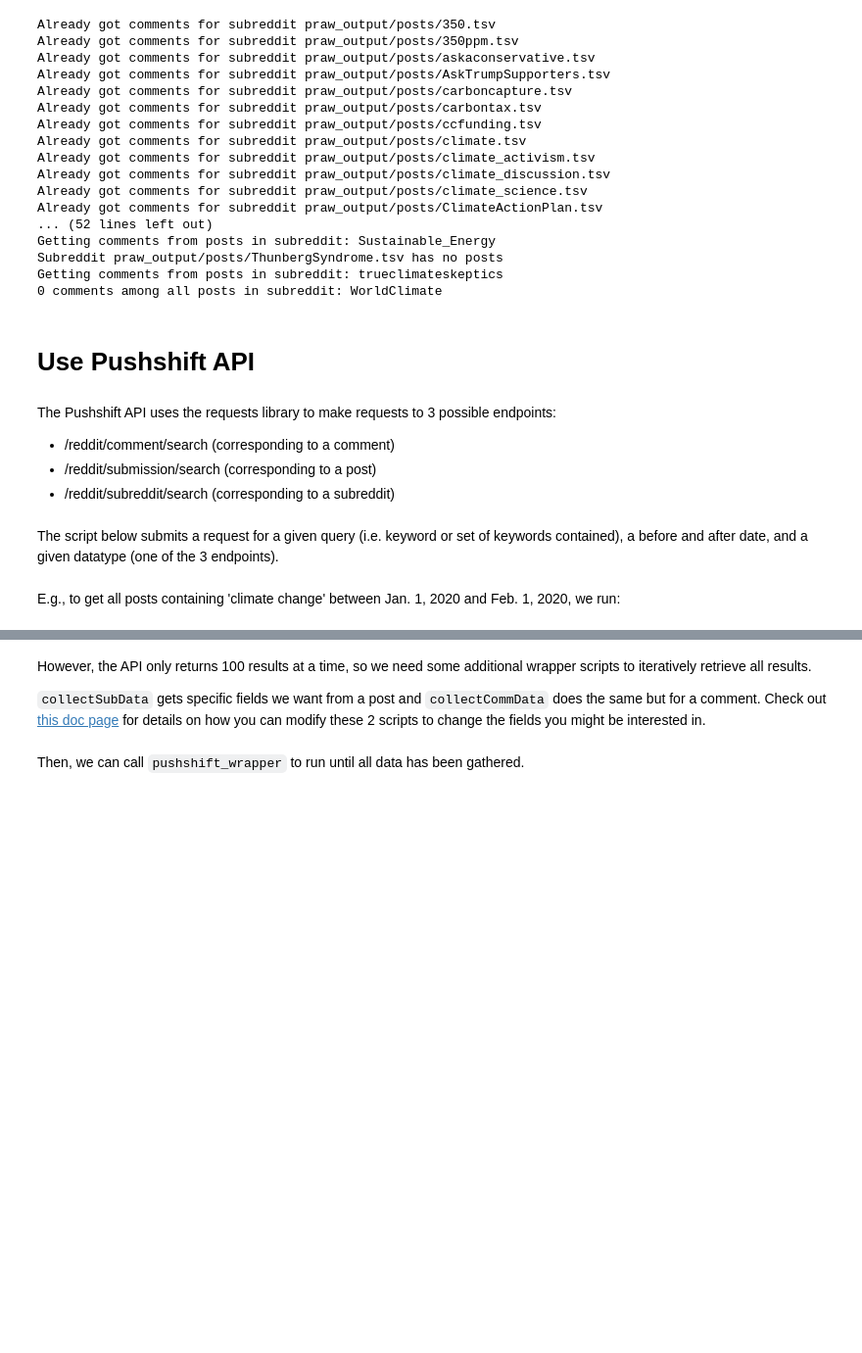
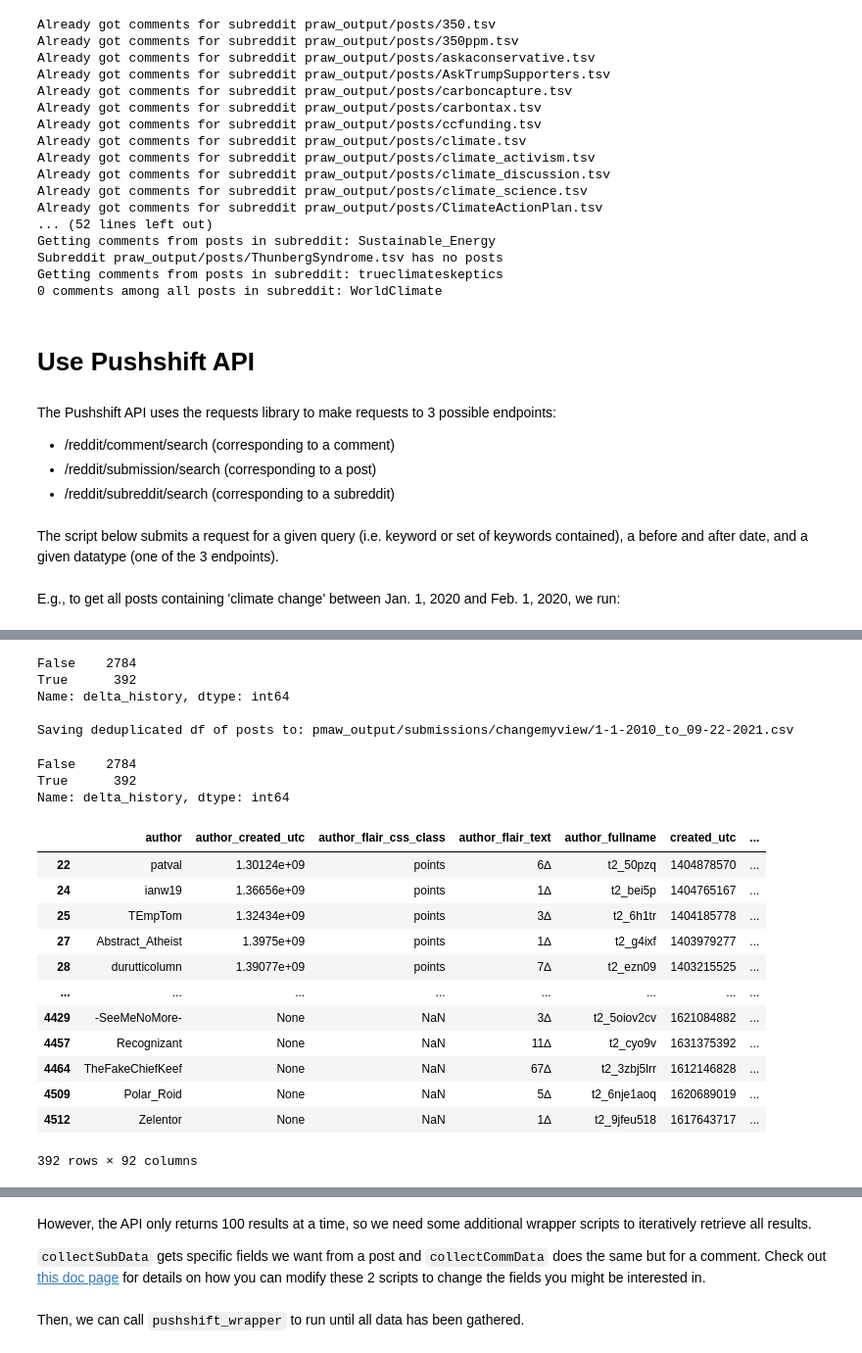
Before and after one commit to yiweiluo/Green-American-Lexicon, a Jupyter notebook: 1_data_collection/reddit/praw_pushshift_notebook.ipynb, the cells around one changed output, grey strips where cells are left out. Shown: that part at 98% size. Drawn from its saved outputs; the diff is of its cells as text; code cells hidden in the pictures; blank space fills up the shorter version.

Commit message:
add higher precision keywords; API comment fields; updated notebooks

```diff
--- a/1_data_collection/reddit/praw_pushshift_notebook.ipynb
+++ b/1_data_collection/reddit/praw_pushshift_notebook.ipynb
@@ -320,0 +430,6 @@ len(out),out[0]
+# %%
+df = pd.read_csv(
+    'pmaw_output/submissions/changemyview/1-1-2015_to_12-31-2015/climate change.csv',
+index_col=0)
+COLUMNS = df.columns
+COLUMNS
@@ -320,0 +445,42 @@ len(out),out[0]
+# %%
+# Append individual dataframes into one large one to share
+
+df = pd.DataFrame(columns=list(COLUMNS)+['keyword'])
+
+for start_year in range(2013,2022,1):
+    for keyword in KEYWORDS_HI_PREC:
+        save_dir = os.path.join('pmaw_output','submissions','changemyview',
+                                '1-1-{}_to_12-31-{}'.format(start_year,start_year))
+        save_path = os.path.join(save_dir,'{}.csv'.format(keyword))
+        df_ = pd.read_csv(save_path,index_col=0)
+        if len(df_) > 0:
+            df_['keyword'] = [keyword]*len(df_)
+            missing_cols = set(df.columns).difference(set(df_.columns))
+            for missing_col in missing_cols:
+                df_[missing_col] = [None]*len(df_)
+            df = pd.concat([df,df_],ignore_index=True,axis=0)
+
+# Deduplicate by ID
+print('Size of df, pre-deduplication:',len(df))
+df.drop_duplicates(subset='id',inplace=True)
+print('Size of df, post-deduplication:',len(df))
+
+# Annotate with whether author awarded delta or not (if ∆ is present in `author_flair_text`)
+df['delta_history'] = df['author_flair_text'].apply(
+                            lambda x: '∆' in x if type(x) == str else False
+)
+print(df['delta_history'].value_counts())
+
+# UPDATE TO CURRENT DATE
+from datetime import date
+today = date.today()
+str_today = today.strftime("%m-%d-%Y")
+print('\nSaving deduplicated df of posts to: pmaw_output/submissions/changemyview/1-1-2010_to_{}.csv'.format(str_today))
+
+df.to_csv('pmaw_output/submissions/changemyview/1-1-2010_to_{}.csv'.format(str_today))
+# %% [output]
+False    2784
+True      392
+Name: delta_history, dtype: int64
+
+Saving deduplicated df of posts to: pmaw_output/submissions/changemyview/1-1-2010_to_09-22-2021.csv
@@ -320,0 +493,22 @@ len(out),out[0]
+# %%
+print(df['delta_history'].value_counts())
+# %% [output]
+False    2784
+True      392
+Name: delta_history, dtype: int64
+# %%
+df.loc[df['delta_history']]
+# %% [output]
+|  | author | author_created_utc | author_flair_css_class | author_flair_text | author_fullname | created_utc | ... |
+| 22 | patval | 1.30124e+09 | points | 6∆ | t2_50pzq | 1404878570 | ... |
+| 24 | ianw19 | 1.36656e+09 | points | 1∆ | t2_bei5p | 1404765167 | ... |
+| 25 | TEmpTom | 1.32434e+09 | points | 3∆ | t2_6h1tr | 1404185778 | ... |
+| 27 | Abstract_Atheist | 1.3975e+09 | points | 1∆ | t2_g4ixf | 1403979277 | ... |
+| 28 | durutticolumn | 1.39077e+09 | points | 7∆ | t2_ezn09 | 1403215525 | ... |
+| ... | ... | ... | ... | ... | ... | ... | ... |
+| 4429 | -SeeMeNoMore- | None | NaN | 3∆ | t2_5oiov2cv | 1621084882 | ... |
+| 4457 | Recognizant | None | NaN | 11∆ | t2_cyo9v | 1631375392 | ... |
+| 4464 | TheFakeChiefKeef | None | NaN | 67∆ | t2_3zbj5lrr | 1612146828 | ... |
+| 4509 | Polar_Roid | None | NaN | 5∆ | t2_6nje1aoq | 1620689019 | ... |
+| 4512 | Zelentor | None | NaN | 1∆ | t2_9jfeu518 | 1617643717 | ... |
+392 rows × 92 columns
```
Also changed, not shown: parts of 34 cells of this notebook, 4 other files.
